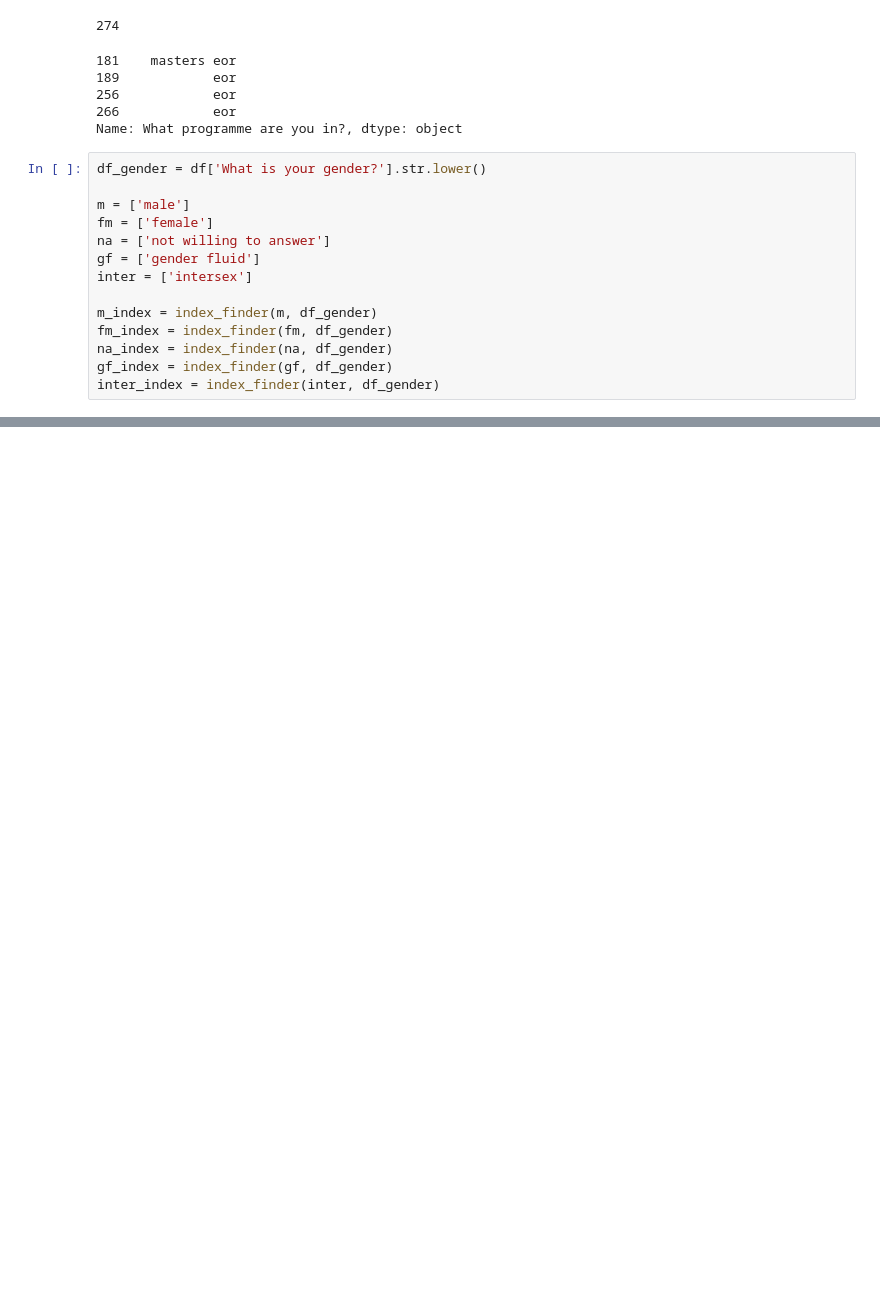
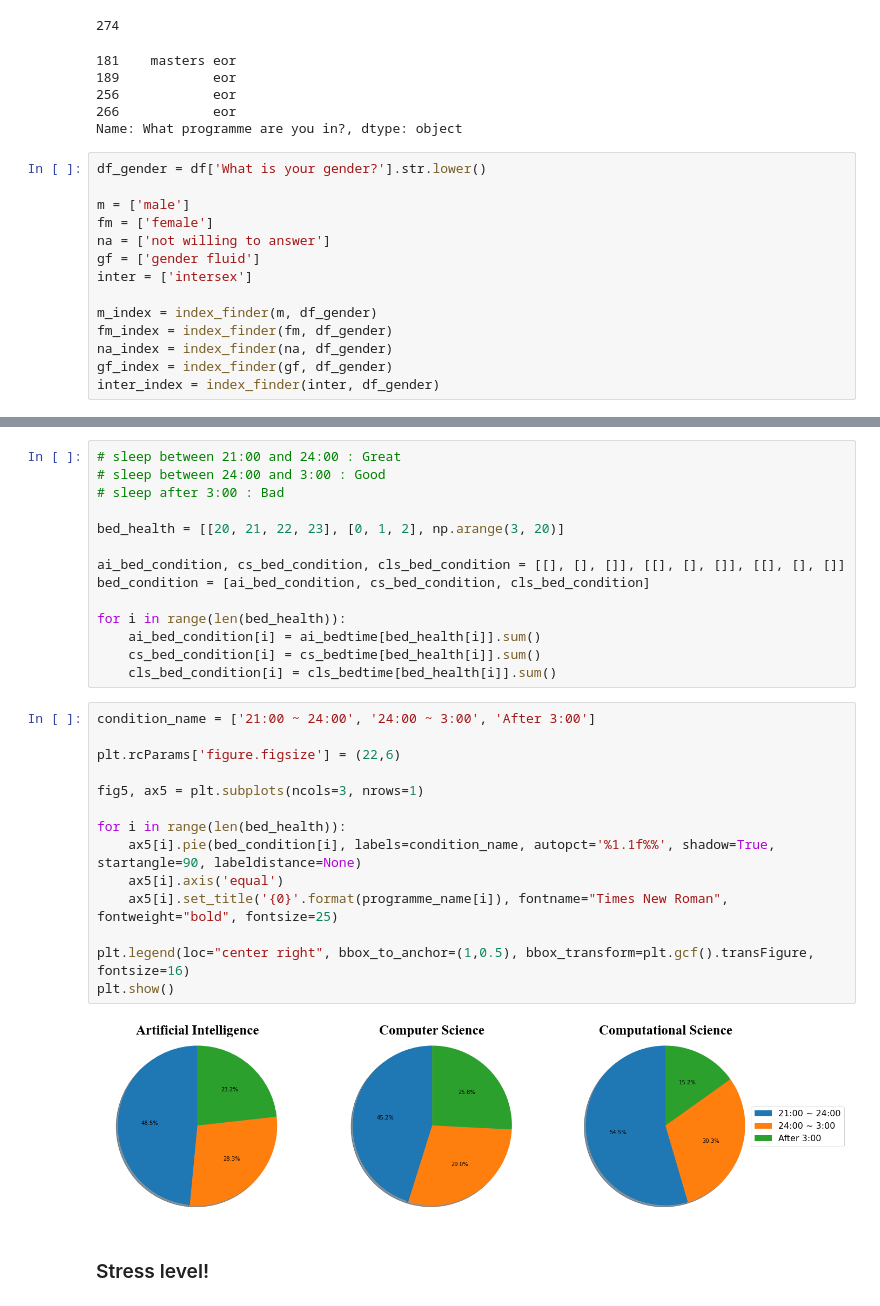
Before and after one commit to Alex-notmyname/MSC-Computational-Science, a Jupyter notebook: Data Mining Techniques/Assignment 1/Assignment_1.ipynb, the cells around one changed output, grey strips where cells are left out. Cells and saved outputs as stored; diff of their text form; blank space fills up the shorter version.

```diff
--- a/Data Mining Techniques/Assignment 1/Assignment_1.ipynb
+++ b/Data Mining Techniques/Assignment 1/Assignment_1.ipynb
@@ -142,0 +280,32 @@ Name: What is your gender?, dtype: object
+# %%
+# sleep between 21:00 and 24:00 : Great
+# sleep between 24:00 and 3:00 : Good
+# sleep after 3:00 : Bad
+
+bed_health = [[20, 21, 22, 23], [0, 1, 2], np.arange(3, 20)]
+
+ai_bed_condition, cs_bed_condition, cls_bed_condition = [[], [], []], [[], [], []], [[], [], []]
+bed_condition = [ai_bed_condition, cs_bed_condition, cls_bed_condition]
+
+for i in range(len(bed_health)):
+    ai_bed_condition[i] = ai_bedtime[bed_health[i]].sum()
+    cs_bed_condition[i] = cs_bedtime[bed_health[i]].sum()
+    cls_bed_condition[i] = cls_bedtime[bed_health[i]].sum()
+# %%
+condition_name = ['21:00 ~ 24:00', '24:00 ~ 3:00', 'After 3:00']
+
+plt.rcParams['figure.figsize'] = (22,6)
+
+fig5, ax5 = plt.subplots(ncols=3, nrows=1)
+
+for i in range(len(bed_health)):
+    ax5[i].pie(bed_condition[i], labels=condition_name, autopct='%1.1f%%', shadow=True, startangle=90, labeldistance=None)
+    ax5[i].axis('equal')
+    ax5[i].set_title('{0}'.format(programme_name[i]), fontname="Times New Roman", fontweight="bold", fontsize=25)
+
+plt.legend(loc="center right", bbox_to_anchor=(1,0.5), bbox_transform=plt.gcf().transFigure, fontsize=16)
+plt.show()
+# %% [output]
+[figure, added]
+# %% [markdown]
+### Stress level!
```
Also changed, not shown: parts of 20 cells of this notebook, 2 other files.
